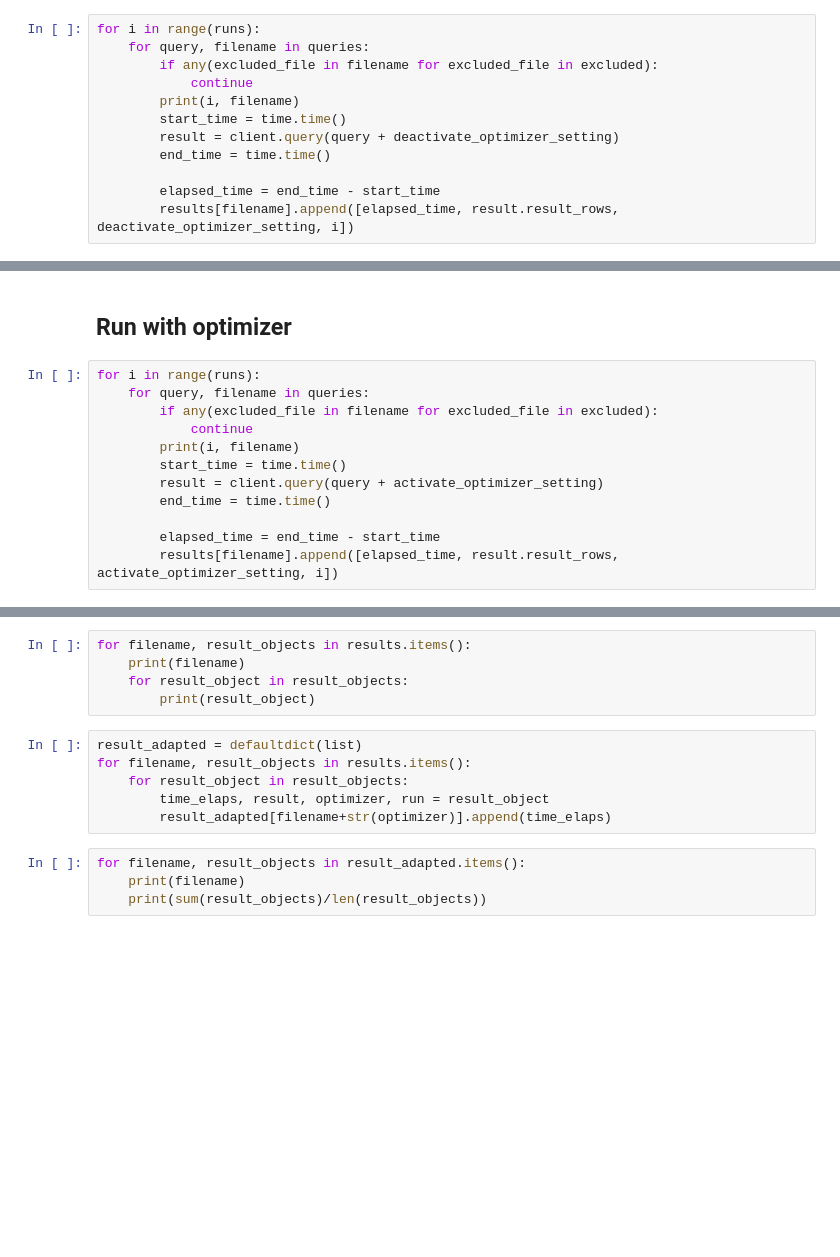
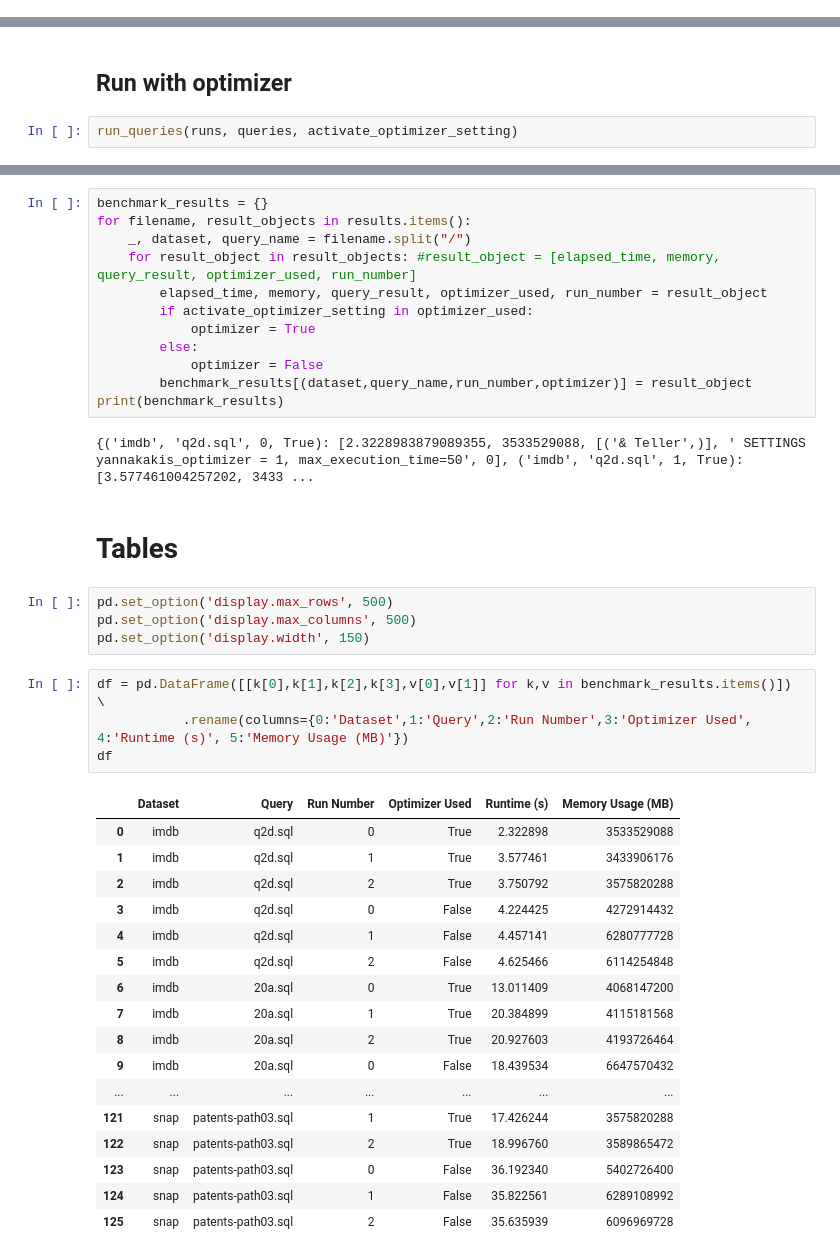
Before and after one commit to Jakob1010/query-optimizer-benchmark, a Jupyter notebook: clickhouse-eval.ipynb, the cells around one changed output, grey strips where cells are left out. Drawn from its saved outputs; the diff is of its cells as text; blank space fills up the shorter version.

```diff
--- a/clickhouse-eval.ipynb
+++ b/clickhouse-eval.ipynb
@@ -76,12 +80,0 @@ runs = 1
-# %%
-for i in range(runs):
-    for query, filename in queries:
-        if any(excluded_file in filename for excluded_file in excluded):
-            continue
-        print(i, filename)
-        start_time = time.time()
-        result = client.query(query + deactivate_optimizer_setting)
-        end_time = time.time()
-
-        elapsed_time = end_time - start_time
-        results[filename].append([elapsed_time, result.result_rows, deactivate_optimizer_setting, i])
@@ -103,17 +103,7 @@ DatabaseError: :HTTPDriver for http://localhost:8123 returned response code 500)
 # %% [markdown]
 ## Run with optimizer
 # %%
-for i in range(runs):
-    for query, filename in queries:
-        if any(excluded_file in filename for excluded_file in excluded):
-            continue
-        print(i, filename)
-        start_time = time.time()
-        result = client.query(query + activate_optimizer_setting)
-        end_time = time.time()
-
-        elapsed_time = end_time - start_time
-        results[filename].append([elapsed_time, result.result_rows, activate_optimizer_setting, i])
+run_queries(runs, queries, activate_optimizer_setting)
 # %% [output]
 0 queries/imdb/q2d.sql
 0 queries/imdb/20a.sql
@@ -132,15 +147,42 @@ DatabaseError: :HTTPDriver for http://localhost:8123 returned response code 500)
 # %%
+benchmark_results = {}
 for filename, result_objects in results.items():
-    print(filename)
-    for result_object in result_objects:
-        print(result_object)
+    _, dataset, query_name = filename.split("/")
+    for result_object in result_objects: #result_object = [elapsed_time, memory, query_result, optimizer_used, run_number]
+        elapsed_time, memory, query_result, optimizer_used, run_number = result_object
+        if activate_optimizer_setting in optimizer_used:
+            optimizer = True
+        else:
+            optimizer = False
+        benchmark_results[(dataset,query_name,run_number,optimizer)] = result_object
+print(benchmark_results)
+# %% [output]
+{('imdb', 'q2d.sql', 0, True): [2.3228983879089355, 3533529088, [('& Teller',)], ' SETTINGS yannakakis_optimizer = 1, max_execution_time=50', 0], ('imdb', 'q2d.sql', 1, True): [3.577461004257202, 3433 ...
-# %%
-result_adapted = defaultdict(list)
-for filename, result_objects in results.items():
-    for result_object in result_objects:
-        time_elaps, result, optimizer, run = result_object
-        result_adapted[filename+str(optimizer)].append(time_elaps)
-# %%
-for filename, result_objects in result_adapted.items():
-    print(filename)
-    print(sum(result_objects)/len(result_objects))
+# %% [markdown]
+# Tables
+# %%
+pd.set_option('display.max_rows', 500)
+pd.set_option('display.max_columns', 500)
+pd.set_option('display.width', 150)
+# %%
+df = pd.DataFrame([[k[0],k[1],k[2],k[3],v[0],v[1]] for k,v in benchmark_results.items()]) \
+           .rename(columns={0:'Dataset',1:'Query',2:'Run Number',3:'Optimizer Used', 4:'Runtime (s)', 5:'Memory Usage (MB)'})
+df
+# %% [output]
+|  | Dataset | Query | Run Number | Optimizer Used | Runtime (s) | Memory Usage (MB) |
+| 0 | imdb | q2d.sql | 0 | True | 2.322898 | 3533529088 |
+| 1 | imdb | q2d.sql | 1 | True | 3.577461 | 3433906176 |
+| 2 | imdb | q2d.sql | 2 | True | 3.750792 | 3575820288 |
+| 3 | imdb | q2d.sql | 0 | False | 4.224425 | 4272914432 |
+| 4 | imdb | q2d.sql | 1 | False | 4.457141 | 6280777728 |
+| 5 | imdb | q2d.sql | 2 | False | 4.625466 | 6114254848 |
+| 6 | imdb | 20a.sql | 0 | True | 13.011409 | 4068147200 |
+| 7 | imdb | 20a.sql | 1 | True | 20.384899 | 4115181568 |
+| 8 | imdb | 20a.sql | 2 | True | 20.927603 | 4193726464 |
+| 9 | imdb | 20a.sql | 0 | False | 18.439534 | 6647570432 |
+| ... | ... | ... | ... | ... | ... | ... |
+| 121 | snap | patents-path03.sql | 1 | True | 17.426244 | 3575820288 |
+| 122 | snap | patents-path03.sql | 2 | True | 18.996760 | 3589865472 |
+| 123 | snap | patents-path03.sql | 0 | False | 36.192340 | 5402726400 |
+| 124 | snap | patents-path03.sql | 1 | False | 35.822561 | 6289108992 |
+| 125 | snap | patents-path03.sql | 2 | False | 35.635939 | 6096969728 |
```
Also changed, not shown: parts of 15 cells of this notebook.
